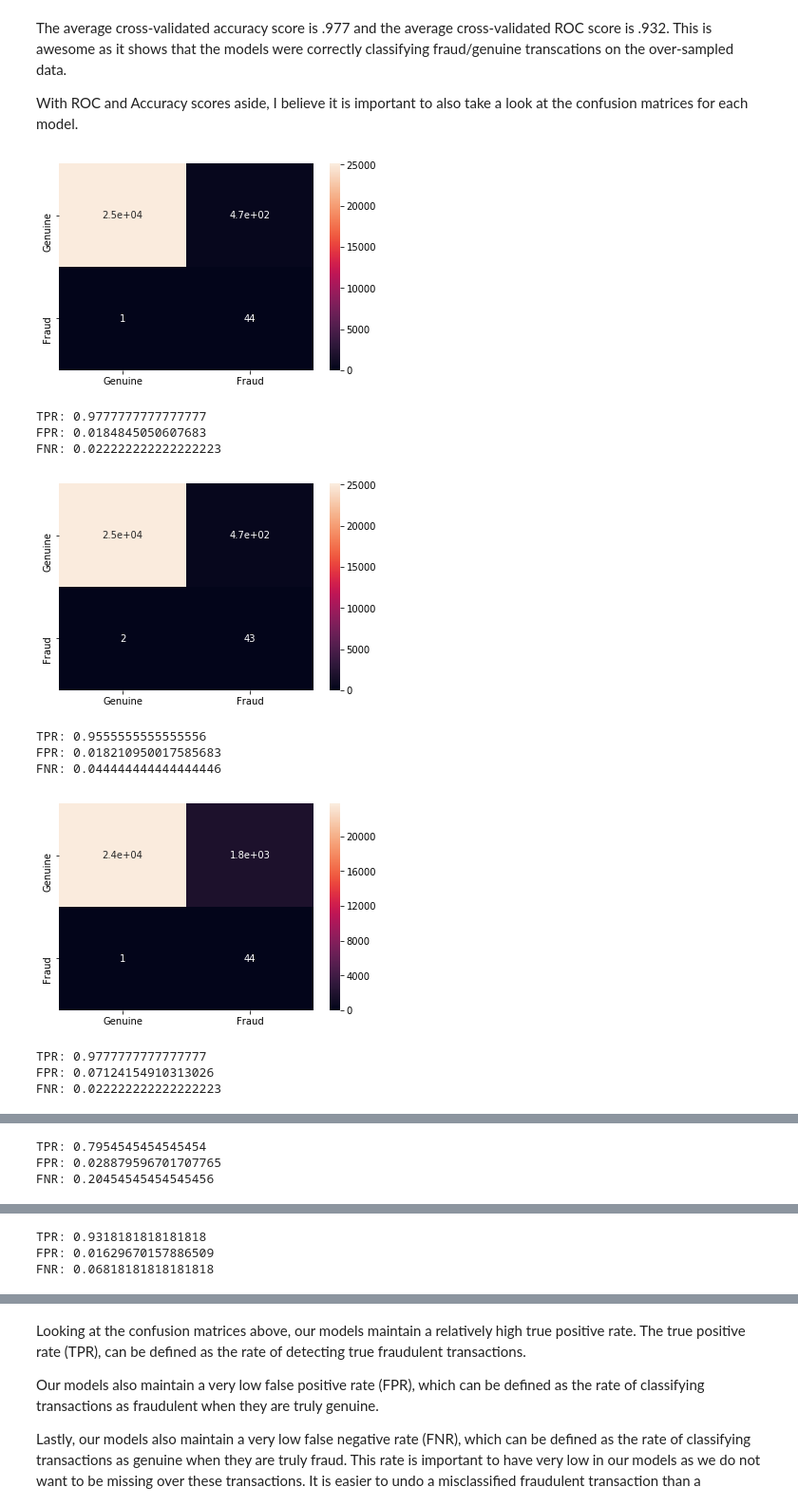
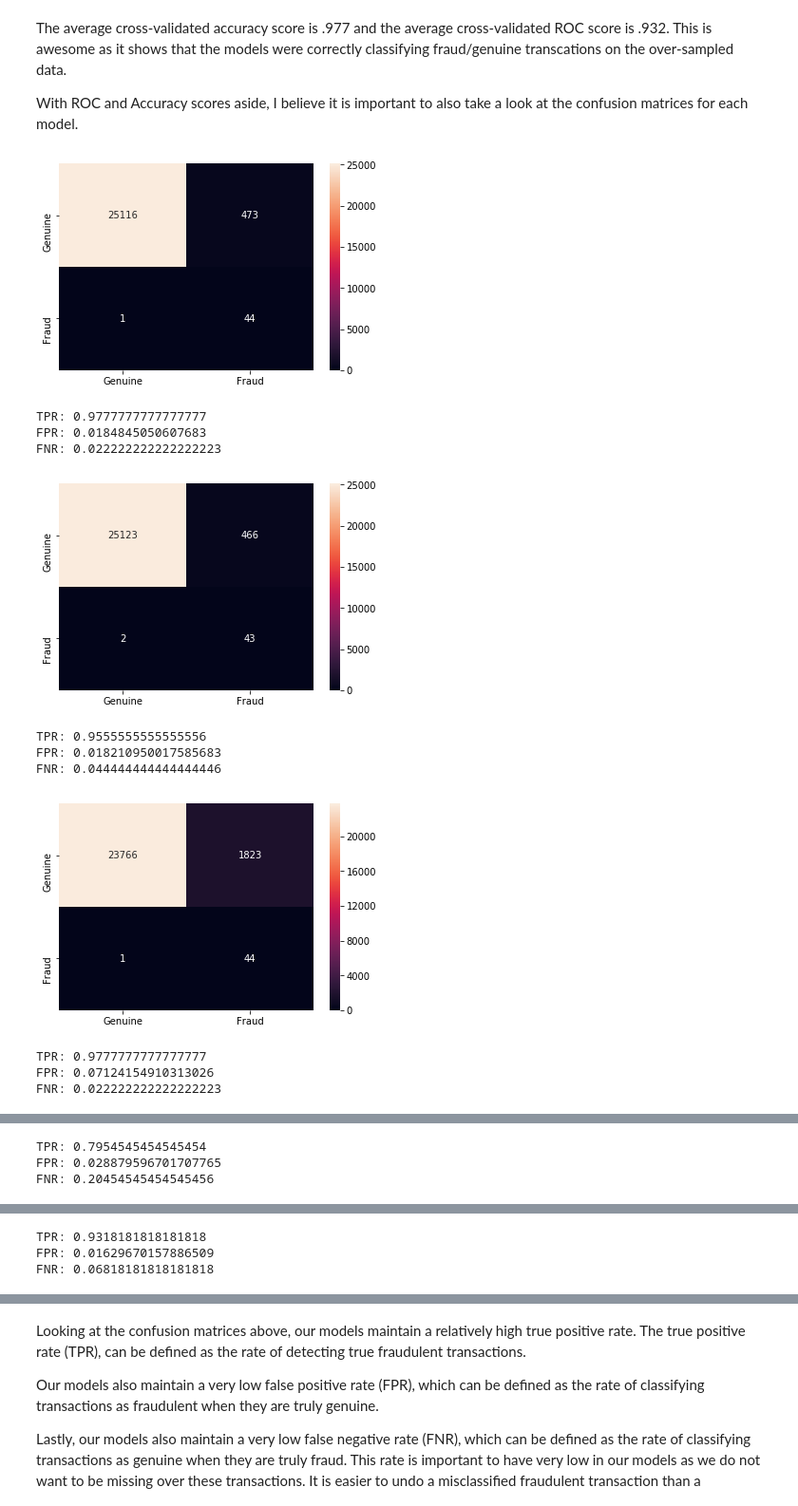
Before and after one commit to joshjanda1/Projects, a Jupyter notebook: FraudDetection/fraud_detection.ipynb, the cells around one changed output, grey strips where cells are left out. Shown at 95% size. Drawn from its saved outputs; the diff is of its cells as text; code cells hidden in the pictures.

```diff
--- a/FraudDetection/fraud_detection.ipynb
+++ b/FraudDetection/fraud_detection.ipynb
@@ -260,25 +260,25 @@ With ROC and Accuracy scores aside, I believe it is important to also take a loo
 # %%
 for conf_mtrx in cv_conf_mtrcs:
 
     tpr = conf_mtrx[1, 1] / conf_mtrx[1, :].sum()
     fpr = conf_mtrx[0, 1] / conf_mtrx[0, :].sum()
     fnr = conf_mtrx[1, 0] / conf_mtrx[1, :].sum()
     conf_mtrx_df = pd.DataFrame(conf_mtrx,
                                index = ["Genuine", "Fraud"],
                                columns = ["Genuine", "Fraud"])
-    sns.heatmap(conf_mtrx_df, annot = True)
+    sns.heatmap(conf_mtrx_df, annot = True, fmt = 'g')
     plt.show()
     print("TPR: {0}\nFPR: {1}\nFNR: {2}".format(tpr, fpr, fnr))
 # %% [output]
-[figure, old version]
+[figure, new version]
 TPR: 0.9777777777777777
 FPR: 0.0184845050607683
 FNR: 0.022222222222222223
-[figure, old version]
+[figure, new version]
 TPR: 0.9555555555555556
 FPR: 0.018210950017585683
 FNR: 0.044444444444444446
-[figure, old version]
+[figure, new version]
 TPR: 0.9777777777777777
 FPR: 0.07124154910313026
 FNR: 0.022222222222222223
```
Also changed, not shown: parts of 6 cells of this notebook.
